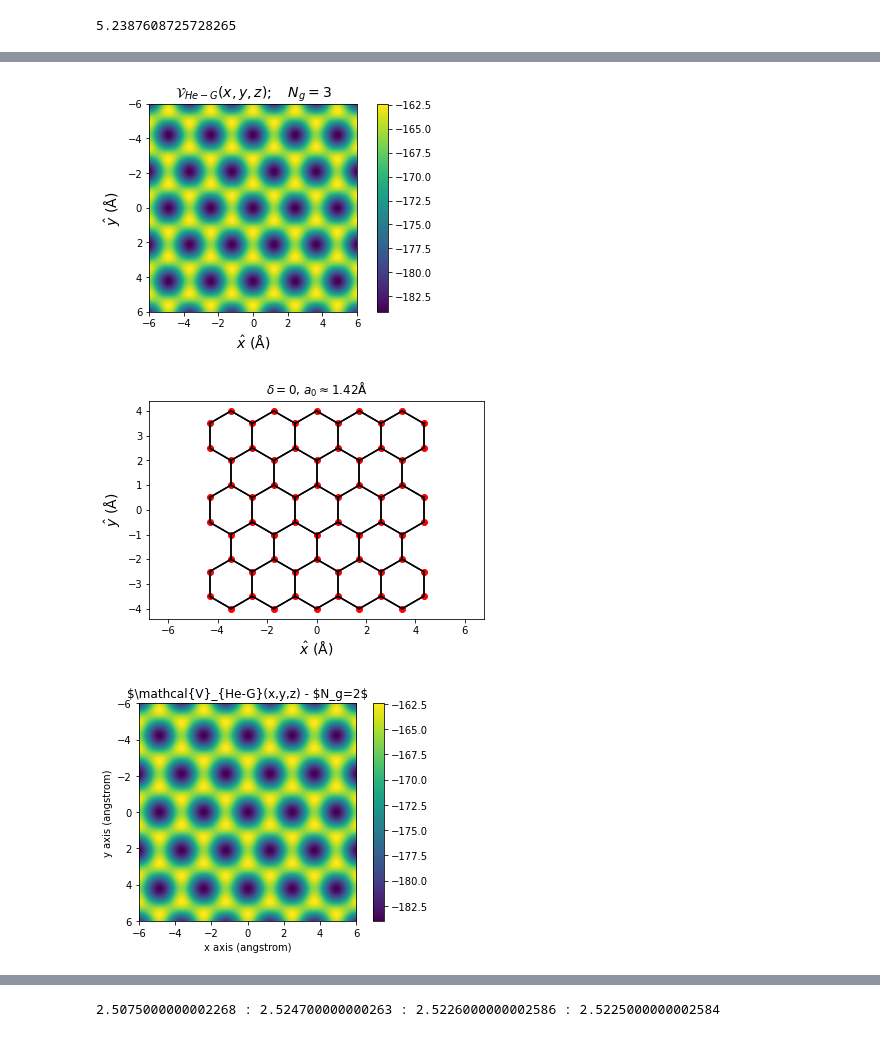
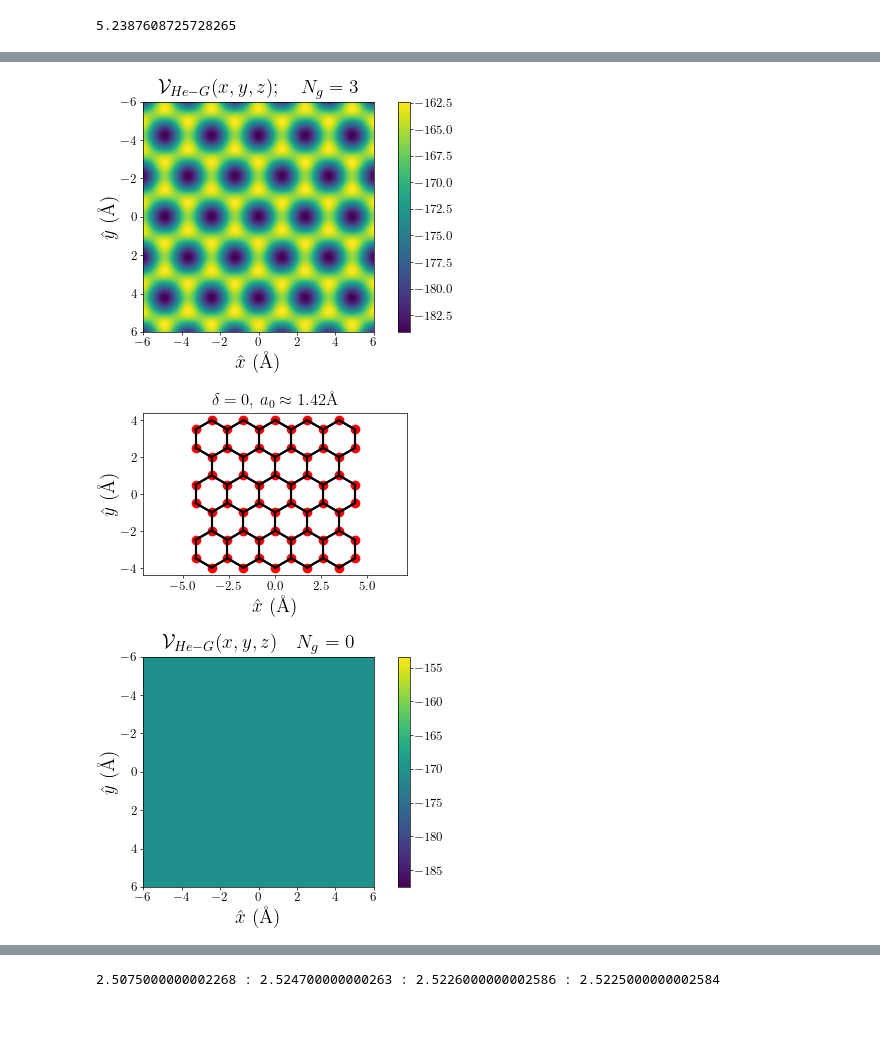
Before and after one commit to CAMM-UTK/papers-code-GrapheneCorrugation, a Jupyter notebook: src/Research_Maestro_LJPot.ipynb, the cells around one changed output, grey strips where cells are left out. Saved outputs shown, nothing was run; the diff lists cells and outputs as text; code cells hidden in the pictures.

```diff
--- a/src/Research_Maestro_LJPot.ipynb
+++ b/src/Research_Maestro_LJPot.ipynb
@@ -3,6 +3,9 @@ import matplotlib.pyplot as plt
 import numpy as np
 import math
 import scipy
+plot_style = {'aps':'aps.mplstyle'}
+plt.style.reload_library()
+plt.style.use(plot_style['aps'])
 # %%
 r_i = np.arange(0,10,.001)
 def U(r):
@@ -231,12 +231,16 @@ print(A)
 5.2387608725728265
 # %%
 from graphenetools import gt
+plot_style = {'aps':'aps.mplstyle'}
+plt.style.reload_library()
+plt.style.use(plot_style['aps'])
 angstrom = '\u00c5'
 Ng = 'N\u2093g'
 r_i = np.arange(2,6,.02)
-
 _, _, V_array = gt.plot_V1D(0,0,r_i,strains=0,dpi=300)
-fig = plt.figure()
+plt.close()  # Close the plot without displaying it
+plt.figure(figsize=(3.4646*1.5, 2.14122*1.5))
+#fig = plt.figure()
 def U(r):
     return (epsilon*(sigma**2)*4*(pi)/A)*((((2/5)*(sigma/r)**(10))-(sigma/r)**4))
 plt.scatter(r_i,V(0,0,r_i,0),label=r'$N_g$=0', marker ='.')
@@ -244,22 +248,12 @@ plt.scatter(r_i, V(0,0,r_i,1),label=r'$N_g=1$', marker = '.')
 plt.scatter(r_i,V(0,0,r_i,2),label =r'$N_g=2$', marker ='.')
 plt.scatter(r_i,V(0,0,r_i,3),label =r'$N_g=3$', marker ='.')
 plt.plot(r_i,V_array[0],label=r"$N_g=\infty$",color = "black",alpha=0.5)
-# plt.plot(r_i,V_array[0]-V(0,0,r_i,0),label=r"$(N_g = \infty)-(N_g=0)$",color = "black",alpha=0.5)
-# plt.plot(r_i,V_array[0]-V(0,0,r_i,3),label=r"$(N_g = \infty)-(N_g=3)$",color = "red",alpha=0.5)
 plt.ylim(-200,0)
 plt.xlim(2,3.3)
-plt.xlabel('z ['+angstrom+']',fontsize=14)
-plt.ylabel(r'$\mathcal{V}_{He-G}$ [K]',fontsize=14)
-#plt.title(r'Potentials in $\hat{z}$')
-plt.legend(fontsize=12)
+plt.xlabel('z ['+angstrom+']')
+plt.ylabel(r'$\mathcal{V}_{He-G}$ [K]')
+plt.legend()
 plt.tight_layout()
 plt.savefig('../figures/Potential_Z_Thesis_2.pdf', format='pdf')
 plt.show()
-# print(U(2.5))
-# print(V(0,0,2.5025615628356,0))
-# print(V(0,0,2.5,1))
-# print(V(0,0,2.5,2))
-# print(V(0,0,2.5,3))
-# print(V(0,0,2.5,4))
-#print(min(V(0,0,r_i,2)))
 # %% [output]
@@ -308,6 +291,7 @@ import matplotlib.pyplot as plt
 space = 101
 angstrom = '\u00c5'
 r_x = r_y = np.linspace(-6,6,space)
+plt.figure(figsize=(3.4646*1.5, 2.14122*1.5))
 
 def f(x,y):
     return np.array([V(i,j,sigma,3) for j in y for i in x]).reshape(space, space)
@@ -338,25 +322,29 @@ plt.xlabel(r'$\hat{x}$ ('+angstrom+')',fontsize=14)
 plt.ylabel(r'$\hat{y}$ ('+angstrom+')',fontsize=14)
 plt.show()
 # %% [output]
-[figure, old version]
+[figure, new version]
-[figure, old version]
+[figure, new version]
 # %%
 from mpl_toolkits import mplot3d
 %matplotlib inline
 import numpy as np
+angstrom = '\u00c5'
 import matplotlib.pyplot as plt
+plt.figure(figsize=(3.4646*1.5, 2.14122*1.5))
 space = 101
 r_x = r_y = np.linspace(-6,6,space)
 
 def f(x,y):
-    return np.array([V(i,j,sigma,2) for j in y for i in x]).reshape(space, space)
+    return np.array([V(i,j,sigma,0) for j in y for i in x]).reshape(space, space)
 z=f(r_x,r_y)
 z_min, z_max = -np.abs(z).max(), np.abs(z).max()
 plt.imshow(z, extent = [-6,6,6,-6] ,interpolation='bessel', origin ='lower')
 plt.colorbar()
-plt.title(r'$\mathcal{V}_{He-G}(x,y,z) - $N_g=2$')
-plt.xlabel('x axis (angstrom)')
-plt.ylabel('y axis (angstrom)')
+plt.title(r'$\mathcal{V}_{He-G}(x,y,z)  \quad N_g=0$', fontsize=14)
+plt.xlabel(r'$\hat{x}$ ('+angstrom+')',fontsize=14)
+plt.ylabel(r'$\hat{y}$ ('+angstrom+')',fontsize=14)
+plt.tight_layout()
+plt.savefig('../figures/Smooth_Potential_Thesis.pdf', format='pdf')
 plt.show()
 # %% [output]
-[figure, old version]
+[figure, new version]
```
Also changed, not shown: parts of 10 cells of this notebook, 51 other files.
